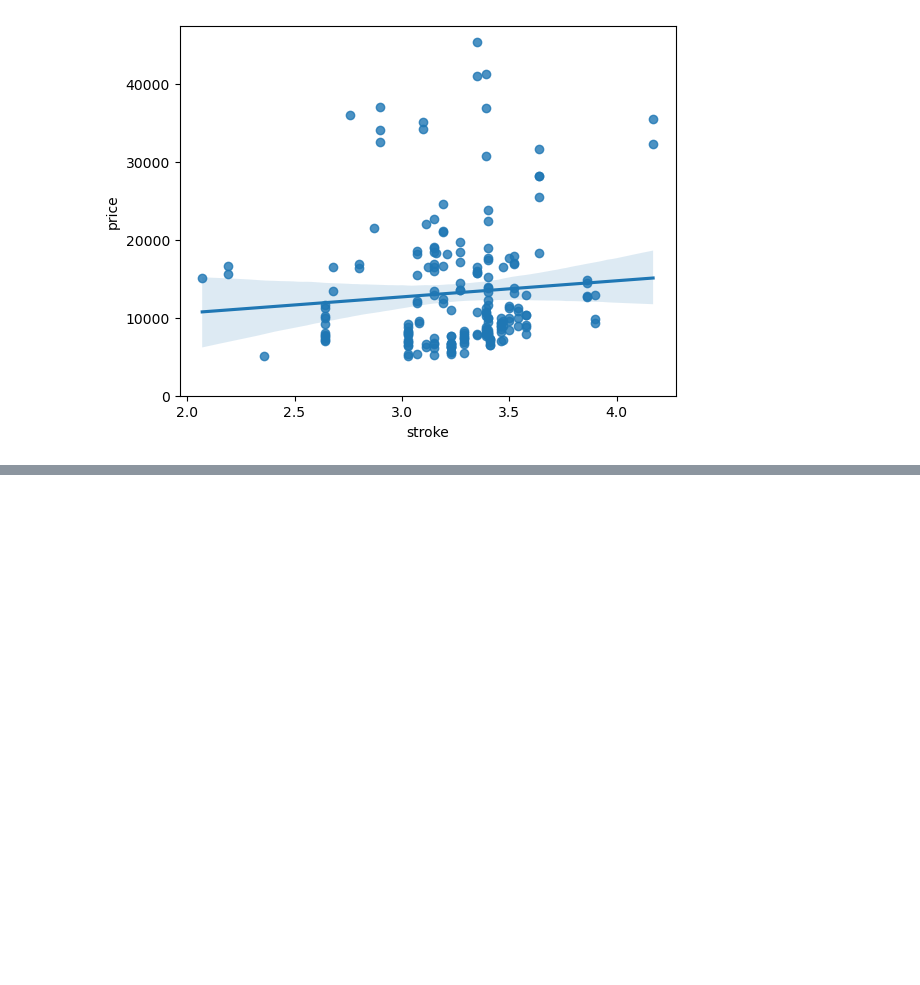
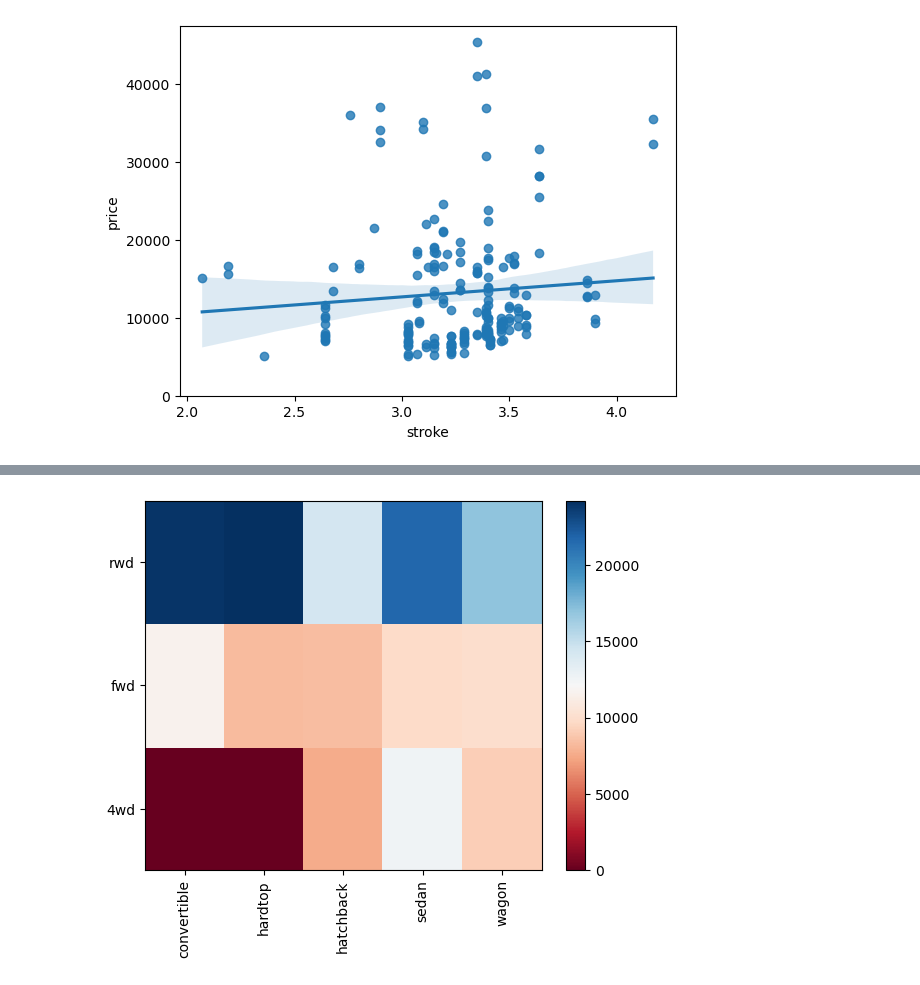
Before and after one commit to Sar-Ahmed/Used_Car_Pricing, a Jupyter notebook: Data_Analysis.ipynb, the cells around one changed output, grey strips where cells are left out. Saved outputs shown, nothing was run; the diff lists cells and outputs as text; code cells hidden in the pictures; blank space fills up the shorter version.

```diff
--- a/Data_Analysis.ipynb
+++ b/Data_Analysis.ipynb
@@ -63,0 +199,23 @@ plt.ylim(0,)
+# %%
+fig, ax = plt.subplots()
+im = ax.pcolor(grouped_pivot, cmap='RdBu')
+
+#label names
+row_labels = grouped_pivot.columns.levels[1]
+col_labels = grouped_pivot.index
+
+#move ticks and labels to the center
+ax.set_xticks(np.arange(grouped_pivot.shape[1]) + 0.5, minor=False)
+ax.set_yticks(np.arange(grouped_pivot.shape[0]) + 0.5, minor=False)
+
+#insert labels
+ax.set_xticklabels(row_labels, minor=False)
+ax.set_yticklabels(col_labels, minor=False)
+
+#rotate label if too long
+plt.xticks(rotation=90)
+
+fig.colorbar(im)
+plt.show()
+# %% [output]
+[figure, added]
```
Also changed, not shown: parts of 15 cells of this notebook.
